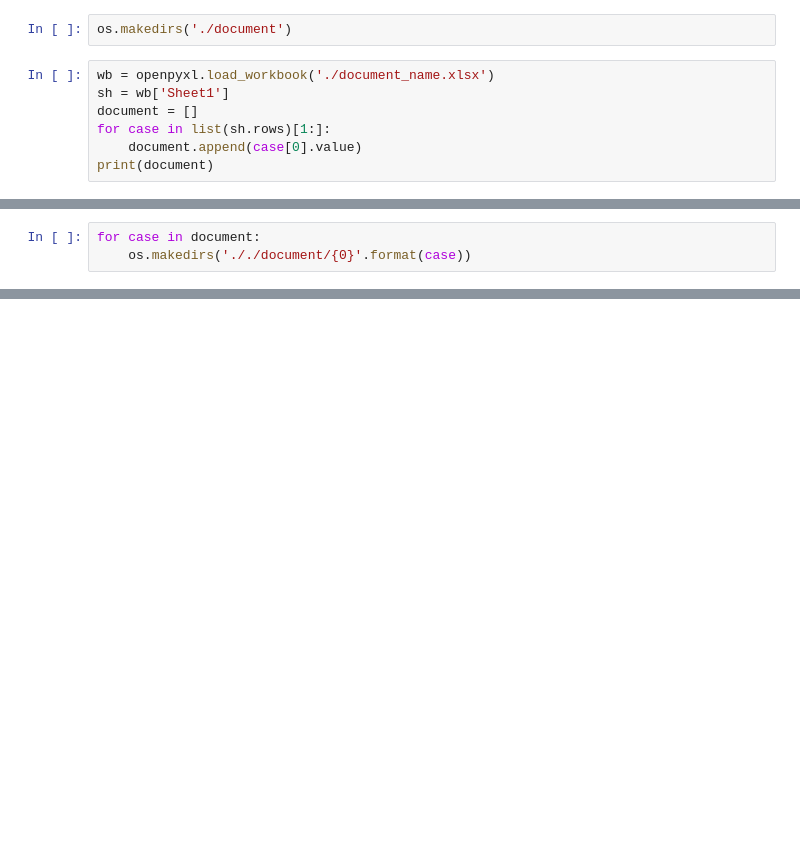
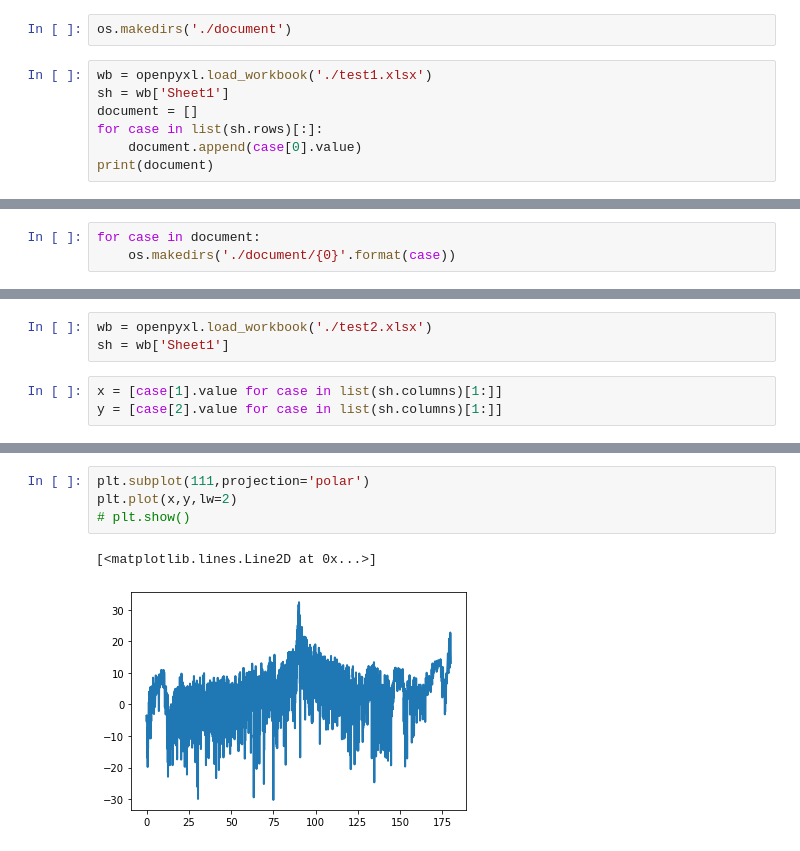
Before and after one commit to liuli-liekkas/data_detail, a Jupyter notebook: test.ipynb, the cells around one changed output, grey strips where cells are left out. Cells and saved outputs as stored; diff of their text form; blank space fills up the shorter version.

```diff
--- a/test.ipynb
+++ b/test.ipynb
@@ -29,9 +27,9 @@ ValueError: unsupported format character ''' (0x27) at index 64
 # %%
 os.makedirs('./document')
 # %%
-wb = openpyxl.load_workbook('./document_name.xlsx')
+wb = openpyxl.load_workbook('./test1.xlsx')
 sh = wb['Sheet1']
 document = []
-for case in list(sh.rows)[1:]:
+for case in list(sh.rows)[:]:
     document.append(case[0].value)
 print(document)
@@ -40,5 +36,5 @@ print(document)
 # %%
 for case in document:
-    os.makedirs('././document/{0}'.format(case))
+    os.makedirs('./document/{0}'.format(case))
 # %%
 print(len(document))
@@ -46,0 +50,6 @@ print(len(document))
+# %%
+wb = openpyxl.load_workbook('./test2.xlsx')
+sh = wb['Sheet1']
+# %%
+x = [case[1].value for case in list(sh.columns)[1:]]
+y = [case[2].value for case in list(sh.columns)[1:]]
@@ -46,0 +101,7 @@ print(len(document))
+# %%
+plt.subplot(111,projection='polar')
+plt.plot(x,y,lw=2)
+# plt.show()
+# %% [output]
+[<matplotlib.lines.Line2D at 0x...>]
+[figure, added]
```
Also changed, not shown: parts of 10 cells of this notebook, 2 other files.
